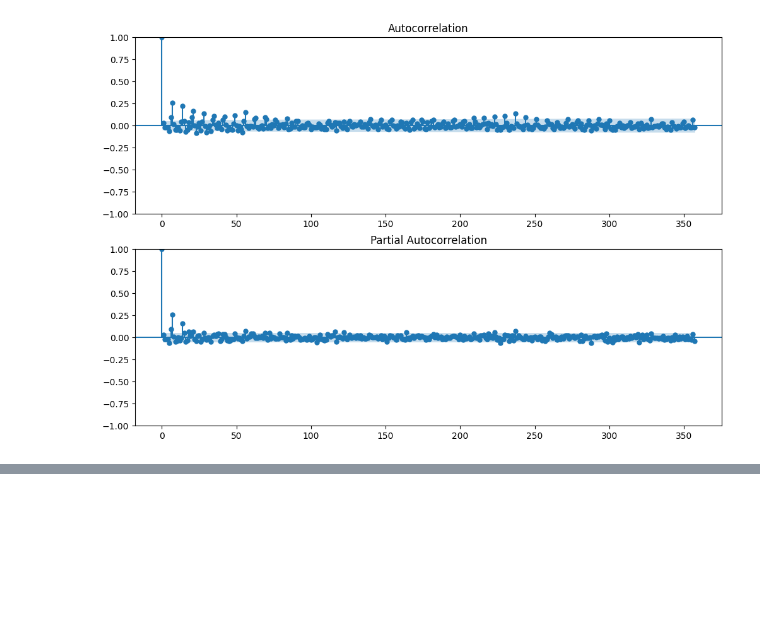
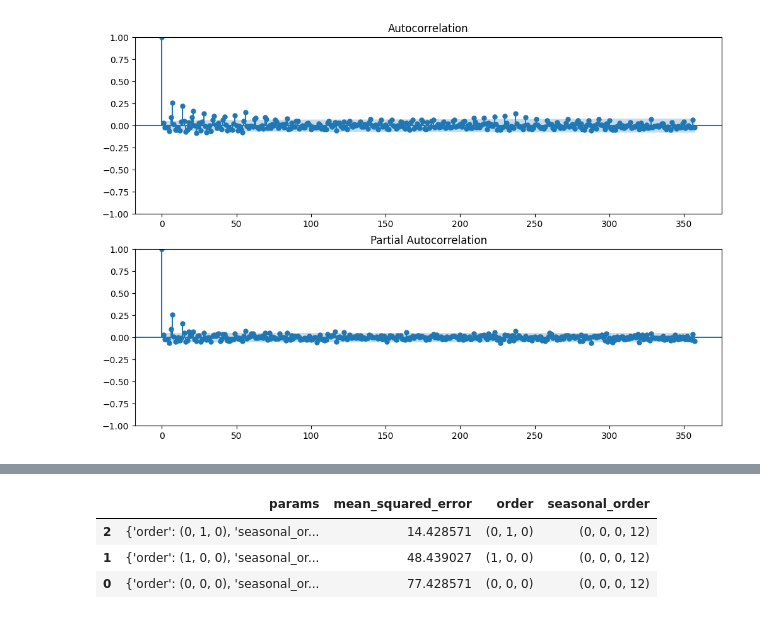
Before and after one commit to bearberror/geeks-code-review, a Jupyter notebook: model_asthma.ipynb, the cells around one changed output, grey strips where cells are left out. Saved outputs shown, nothing was run; the diff lists cells and outputs as text; code cells hidden in the pictures; blank space fills up the shorter version.

Commit message:
add gridsearch for sarimaz
Changes in model_asthma

```diff
--- a/model_asthma.ipynb
+++ b/model_asthma.ipynb
@@ -212,0 +218,2 @@ pmmhs_X = pmmhs_X.loc[common_index]
+# %%
+test = pmmhs_X.resample("D").bfill()
@@ -212,0 +236,27 @@ pmmhs_X = pmmhs_X.loc[common_index]
+# %%
+from skforecast.model_selection_sarimax import grid_search_sarimax
+from skforecast.ForecasterSarimax import ForecasterSarimax
+from skforecast.Sarimax import Sarimax
+
+forecaster = ForecasterSarimax(
+    regressor=Sarimax(order=(1, 0, 0), seasonal_order=(0, 0, 0, 12))
+)
+param_grid = {
+    "order": [(0, 0, 0), (1, 0, 0), (0, 1, 0)],
+    "seasonal_order": [(0, 0, 0, 12)],
+}
+
+grid_SARIMAX = grid_search_sarimax(
+    forecaster=forecaster,
+    y=test,
+    param_grid=param_grid,
+    refit=False,
+    steps=7,
+    metric="mean_squared_error",
+    return_best=True,
+    n_jobs=-1,
+    initial_train_size=len(test) - 7,
+    fixed_train_size=True,
+    show_progress=True,
+    allow_incomplete_fold=True,
+)
@@ -213,3 +282,10 @@ pmmhs_X = pmmhs_X.loc[common_index]
+# %%
+grid_SARIMAX
+# %% [output]
+|  | params | mean_squared_error | order | seasonal_order |
+| 2 | {'order': (0, 1, 0), 'seasonal_or... | 14.428571 | (0, 1, 0) | (0, 0, 0, 12) |
+| 1 | {'order': (1, 0, 0), 'seasonal_or... | 48.439027 | (1, 0, 0) | (0, 0, 0, 12) |
+| 0 | {'order': (0, 0, 0), 'seasonal_or... | 77.428571 | (0, 0, 0) | (0, 0, 0, 12) |
 # %%
 import itertools
 
```
Also changed, not shown: parts of 6 cells of this notebook, 1 other file.
